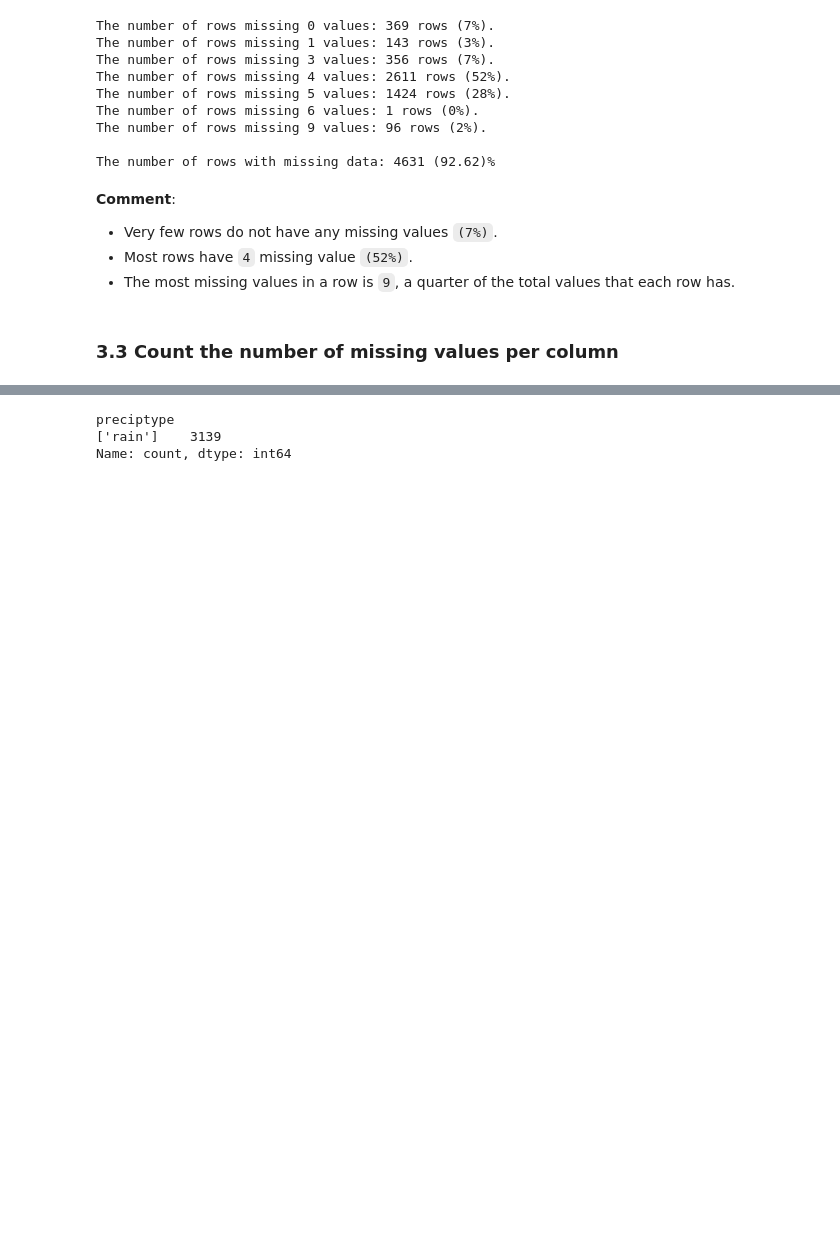
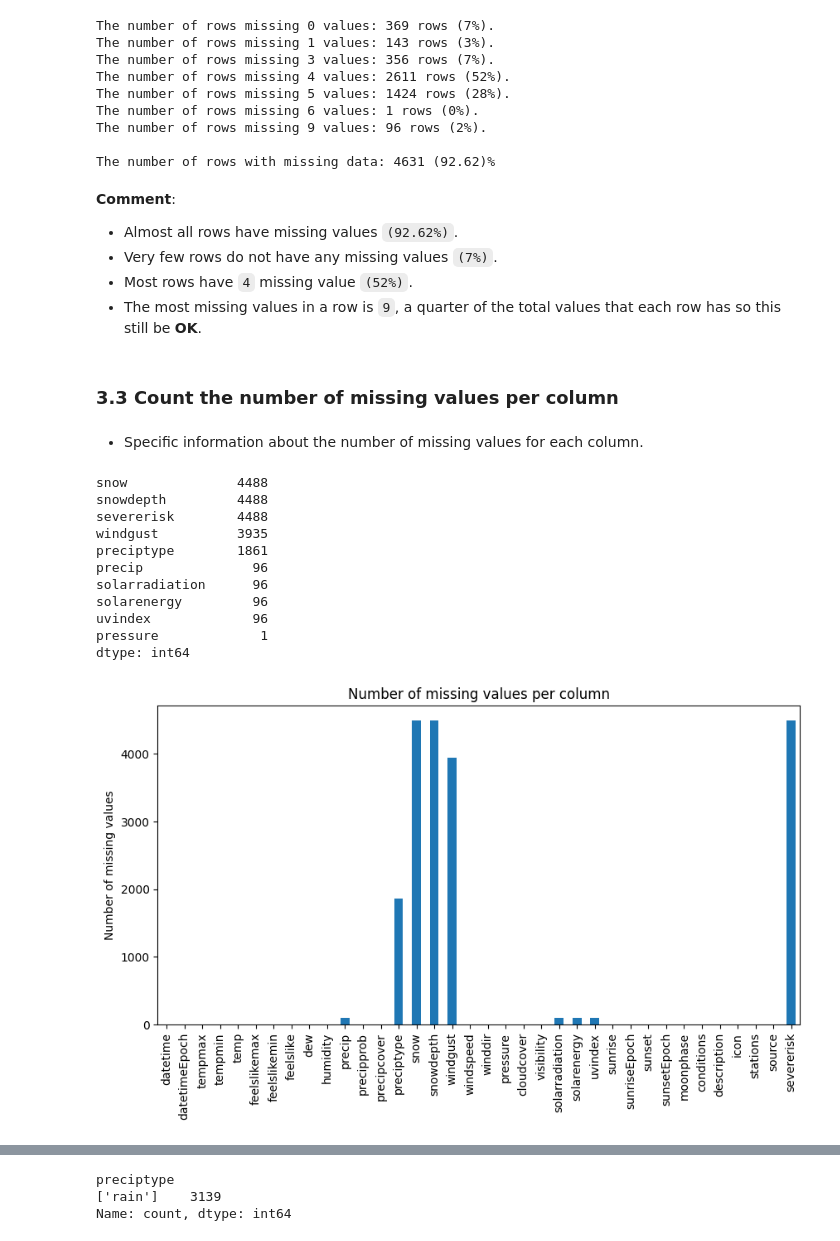
Before and after one commit to khanhnhan1512/Final-Project-Intro-Ds, a Jupyter notebook: src/02a-Data_Exploration.ipynb, the cells around one changed output, grey strips where cells are left out. Cells and saved outputs as stored; diff of their text form; code cells hidden in the pictures; blank space fills up the shorter version.

```diff
--- a/src/02a-Data_Exploration.ipynb
+++ b/src/02a-Data_Exploration.ipynb
@@ -239,8 +241,9 @@ The number of rows missing 9 values: 96 rows (2%).
 The number of rows with missing data: 4631 (92.62)%
 # %% [markdown]
 **Comment**: <br>
+- Almost all rows have missing values `(92.62%)`.
 - Very few rows do not have any missing values `(7%)`.
 - Most rows have `4` missing value `(52%)`.
-- The most missing values in a row is `9`, a quarter of the total values that each row has.
+- The most missing values in a row is `9`, a quarter of the total values that each row has so this still be **OK**.
 # %% [markdown]
 ### 3.3 Count the number of missing values per column
@@ -246,0 +255,22 @@ The number of rows with missing data: 4631 (92.62)%
+# %% [markdown]
+- Specific information about the number of missing values for each column.
+# %%
+print(missing_values_per_column[missing_values_per_column > 0].sort_values(ascending=False))
+fig, ax = plt.subplots(figsize=(10, 5))
+missing_values_per_column.plot.bar(ax=ax)
+ax.set_ylabel('Number of missing values')
+ax.set_title('Number of missing values per column')
+plt.show()
+# %% [output]
+snow              4488
+snowdepth         4488
+severerisk        4488
+windgust          3935
+preciptype        1861
+precip              96
+solarradiation      96
+solarenergy         96
+uvindex             96
+pressure             1
+dtype: int64
+[figure, added]
```
Also changed, not shown: parts of 28 cells of this notebook.
